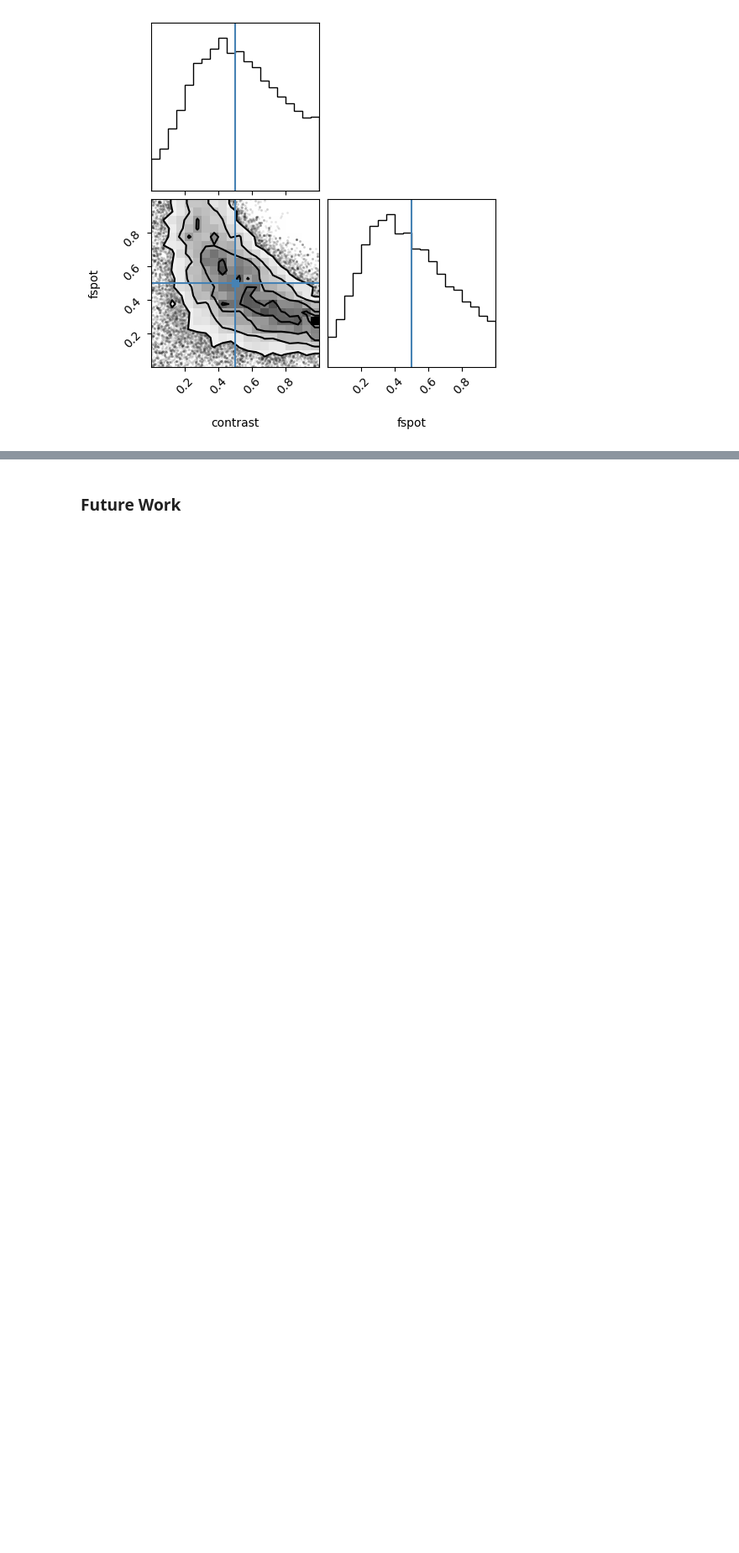
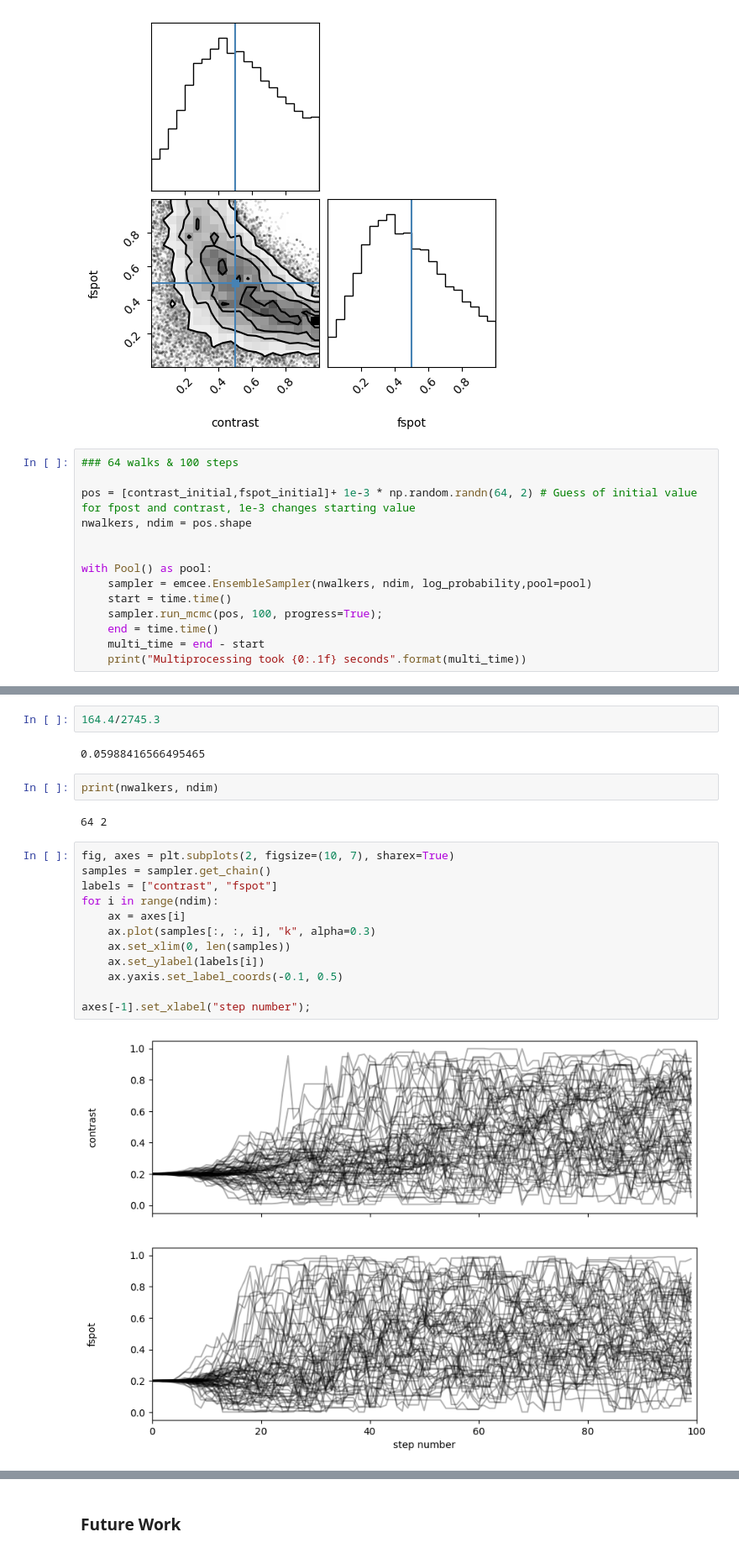
Before and after one commit to MohammadRefat23/StarryStarSpots_MCMC, a Jupyter notebook: StarryStarSpots_MCMC.ipynb, the cells around one changed output, grey strips where cells are left out. Shown at 84% size. Saved outputs shown, nothing was run; the diff lists cells and outputs as text; blank space fills up the shorter version.

Commit message:
Added 100 steps and extra text

```diff
--- a/StarryStarSpots_MCMC.ipynb
+++ b/StarryStarSpots_MCMC.ipynb
@@ -153,3 +169,17 @@ fig = corner.corner(
 );
 # %% [output]
 [figure]
+# %%
+### 64 walks & 100 steps
+
+pos = [contrast_initial,fspot_initial]+ 1e-3 * np.random.randn(64, 2) # Guess of initial value for fpost and contrast, 1e-3 changes starting value
+nwalkers, ndim = pos.shape
+
+
+with Pool() as pool:
+    sampler = emcee.EnsembleSampler(nwalkers, ndim, log_probability,pool=pool)
+    start = time.time()
+    sampler.run_mcmc(pos, 100, progress=True);
+    end = time.time()
+    multi_time = end - start
+    print("Multiprocessing took {0:.1f} seconds".format(multi_time))
@@ -155,0 +188,22 @@ fig = corner.corner(
+# %%
+164.4/2745.3
+# %% [output]
+0.05988416566495465
+# %%
+print(nwalkers, ndim)
+# %% [output]
+64 2
+# %%
+fig, axes = plt.subplots(2, figsize=(10, 7), sharex=True)
+samples = sampler.get_chain()
+labels = ["contrast", "fspot"]
+for i in range(ndim):
+    ax = axes[i]
+    ax.plot(samples[:, :, i], "k", alpha=0.3)
+    ax.set_xlim(0, len(samples))
+    ax.set_ylabel(labels[i])
+    ax.yaxis.set_label_coords(-0.1, 0.5)
+
+axes[-1].set_xlabel("step number");
+# %% [output]
+[figure, added]
```
Also changed, not shown: parts of 9 cells of this notebook.
